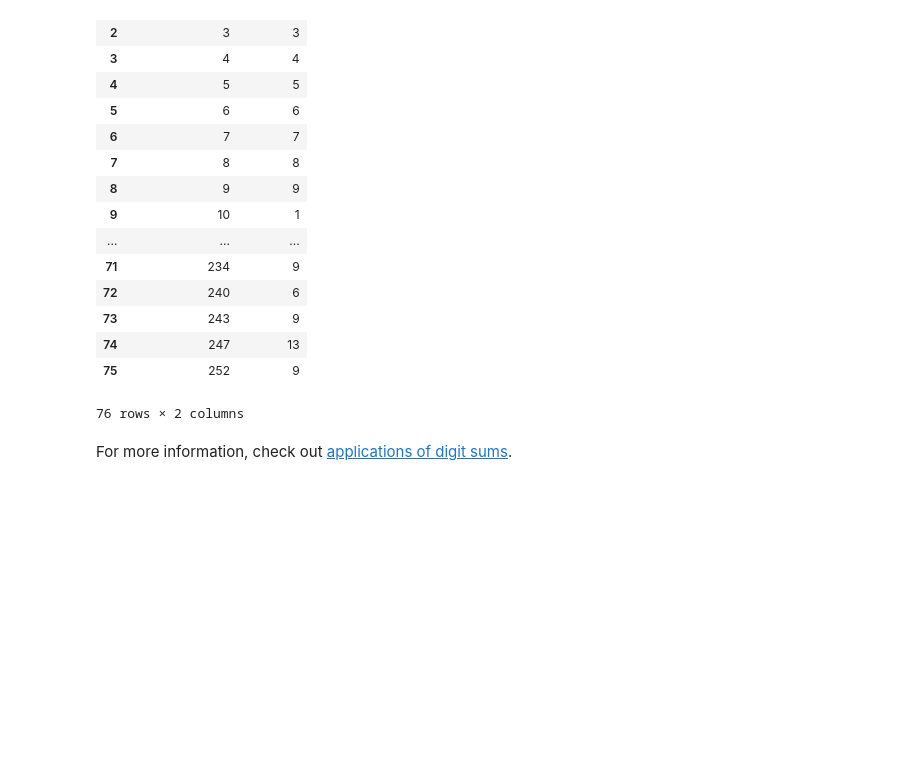
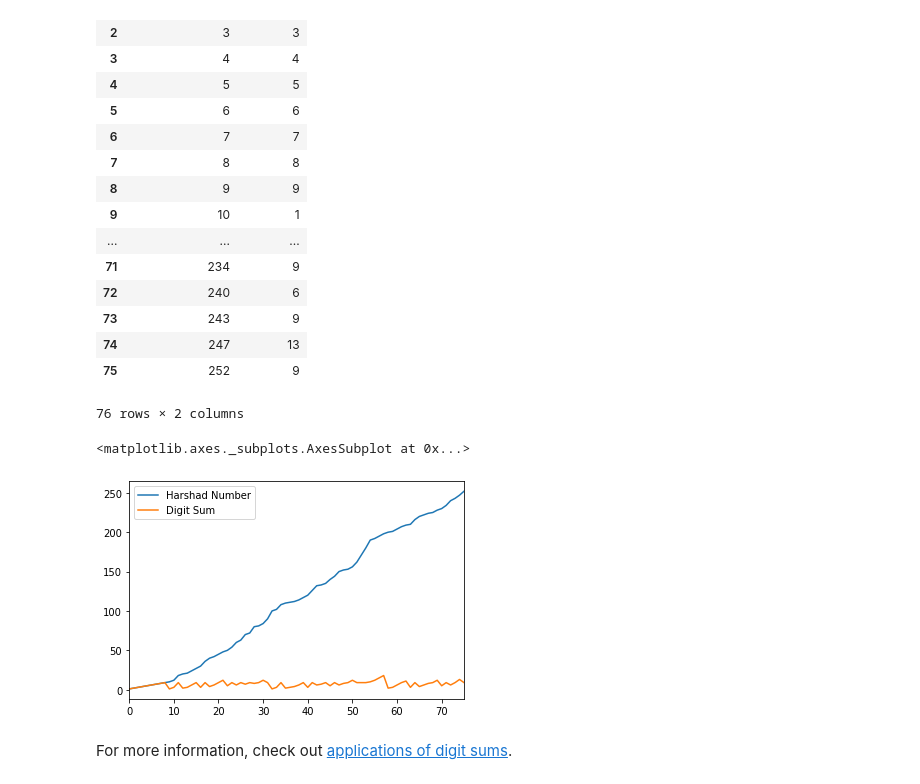
Before and after one commit to misterhay/Interesting-Problems, a Jupyter notebook: digit-sums.ipynb, the cells around one changed output. Saved outputs shown, nothing was run; the diff lists cells and outputs as text; code cells hidden in the pictures; blank space fills up the shorter version.

```diff
--- a/digit-sums.ipynb
+++ b/digit-sums.ipynb
@@ -85,5 +88,10 @@ harshad_numbers_dataframe
 | 74 | 247 | 13 |
 | 75 | 252 | 9 |
 76 rows × 2 columns
+# %%
+harshad_numbers_dataframe.plot()
+# %% [output]
+<matplotlib.axes._subplots.AxesSubplot at 0x...>
+[figure, added]
 # %% [markdown]
 For more information, check out [applications of digit sums](https://en.wikipedia.org/wiki/Digit_sum#Applications).
```
Also changed, not shown: parts of 3 cells of this notebook.
